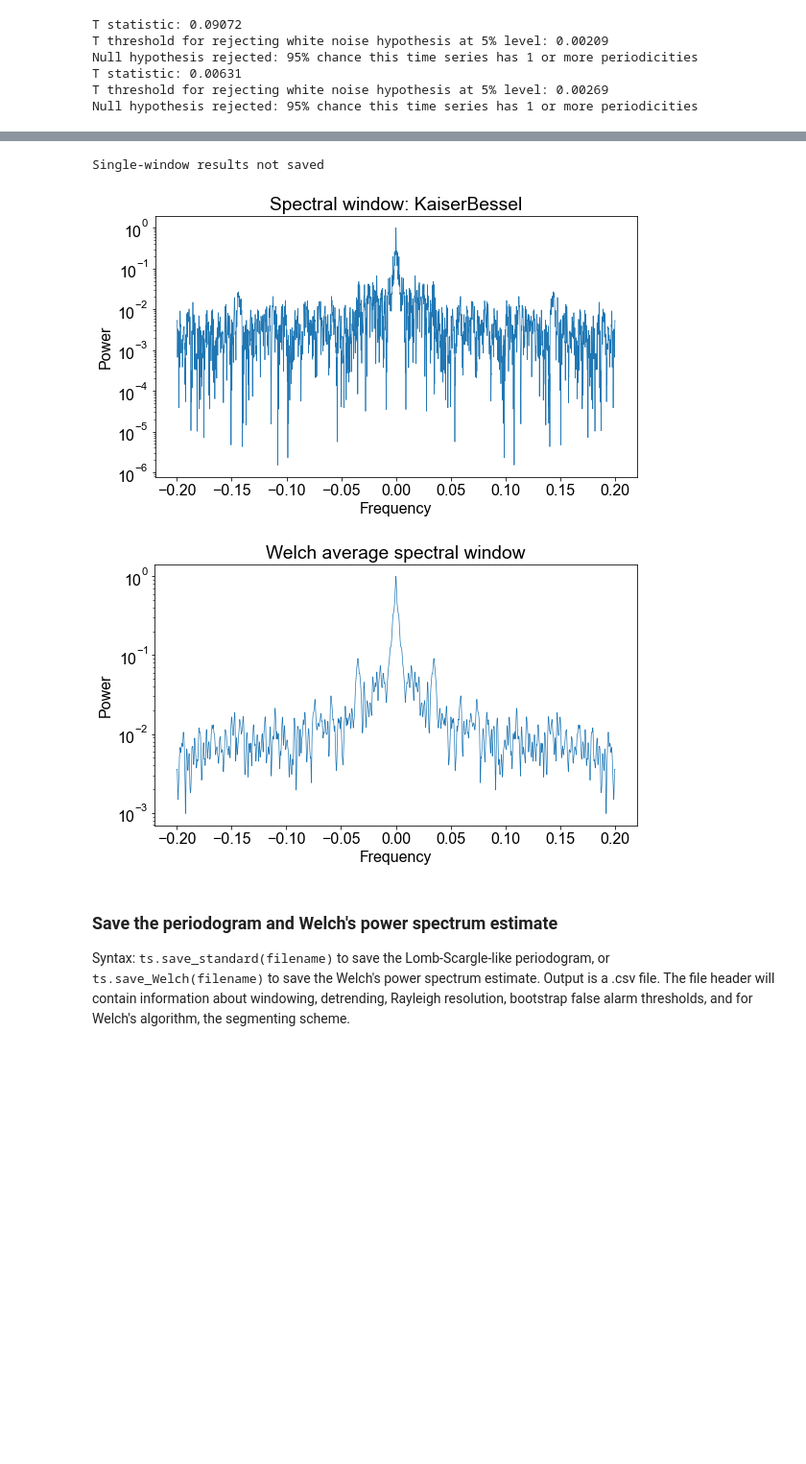
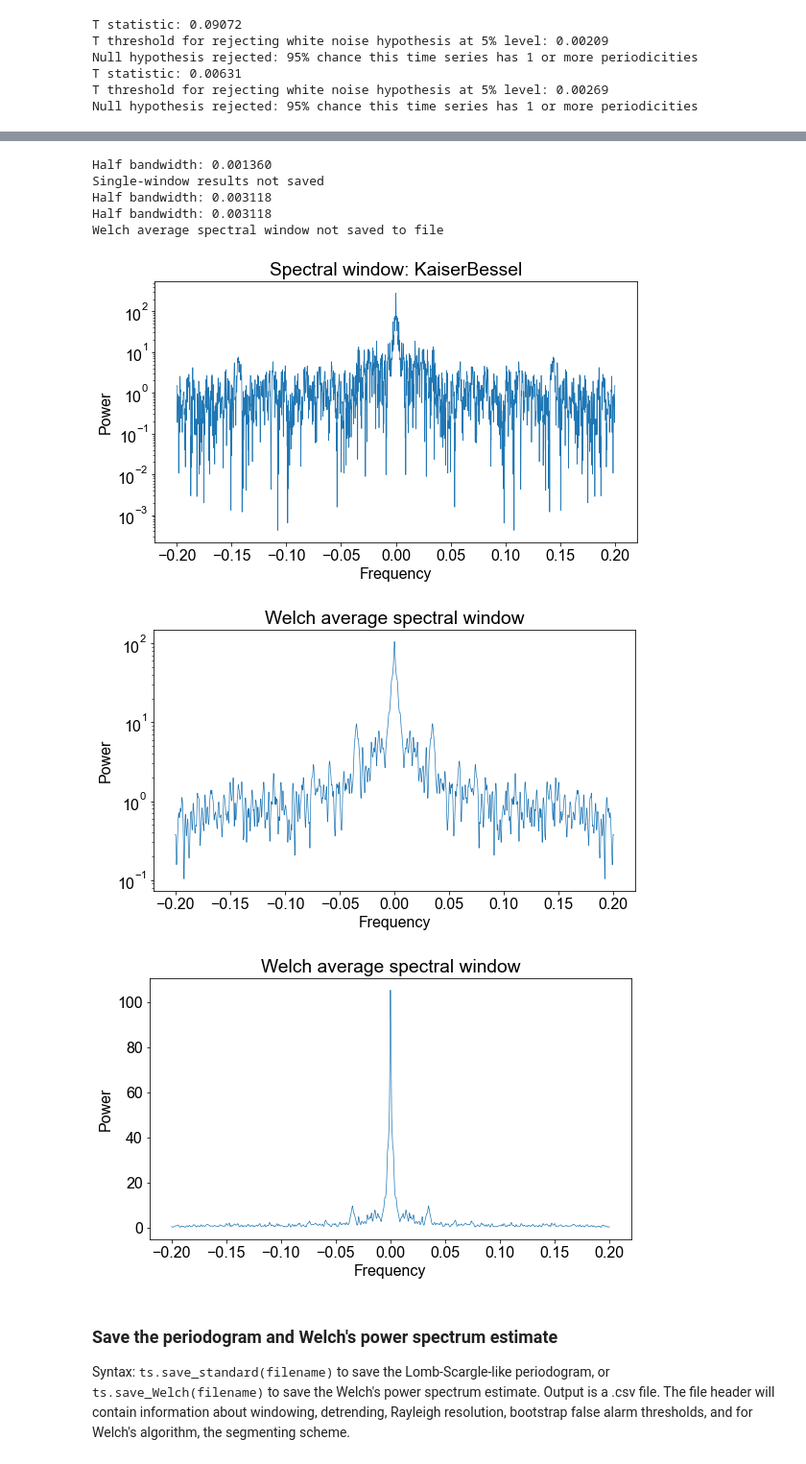
Before and after one commit to sdrastro/NWelch, a Jupyter notebook: demo/TimeSeries_demo.ipynb, the cells around one changed output, grey strips where cells are left out. Shown at 96% size. Saved outputs shown, nothing was run; the diff lists cells and outputs as text; code cells hidden in the pictures; blank space fills up the shorter version.

```diff
--- a/demo/TimeSeries_demo.ipynb
+++ b/demo/TimeSeries_demo.ipynb
@@ -316,10 +334,16 @@ Set <tt>outfile="filename.txt"</tt> to write the spectral window to a file. Set
 # %%
 ha.spectral_window()
 ha.spectral_window_Welch(outfile='Barnard_Halpha_Welch_spectral_window.txt')
+ha.spectral_window_Welch(yscale='linear')
 # %% [output]
+Half bandwidth: 0.001360
 Single-window results not saved
+Half bandwidth: 0.003118
+Half bandwidth: 0.003118
+Welch average spectral window not saved to file
-[figure, old version]
+[figure, new version]
-[figure, old version]
+[figure, new version]
+[figure, added]
 # %% [markdown]
 ### Save the periodogram and Welch's power spectrum estimate
 
```
Also changed, not shown: parts of 7 cells of this notebook, 7 other files.
